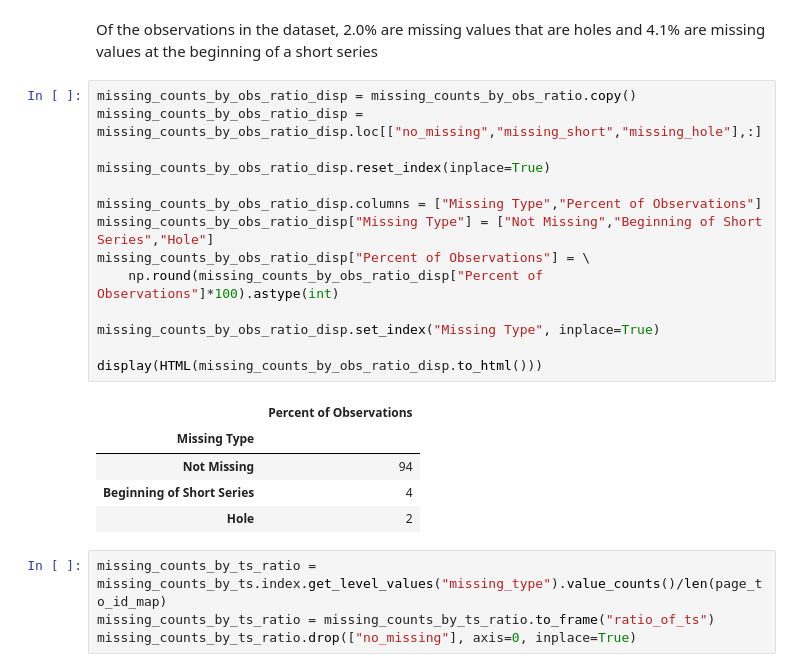
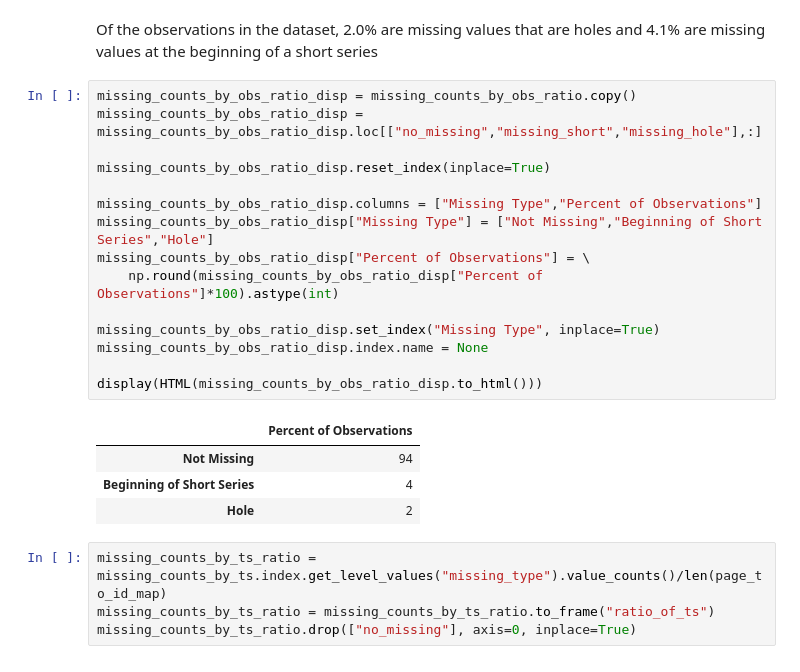
Before and after one commit to bert9bert/forecast_wiki_traffic, a Jupyter notebook: summary/Forecast_Wiki_Traffic_SummaryDetailed.ipynb, the cells around one changed output. Drawn from its saved outputs; the diff is of its cells as text.

```diff
--- a/summary/Forecast_Wiki_Traffic_SummaryDetailed.ipynb
+++ b/summary/Forecast_Wiki_Traffic_SummaryDetailed.ipynb
@@ -62,20 +62,20 @@ Of the observations in the dataset, 2.0% are missing values that are holes and 4
 # %%
 missing_counts_by_obs_ratio_disp = missing_counts_by_obs_ratio.copy()
 missing_counts_by_obs_ratio_disp = missing_counts_by_obs_ratio_disp.loc[["no_missing","missing_short","missing_hole"],:]
 
 missing_counts_by_obs_ratio_disp.reset_index(inplace=True)
 
 missing_counts_by_obs_ratio_disp.columns = ["Missing Type","Percent of Observations"]
 missing_counts_by_obs_ratio_disp["Missing Type"] = ["Not Missing","Beginning of Short Series","Hole"]
 missing_counts_by_obs_ratio_disp["Percent of Observations"] = \
     np.round(missing_counts_by_obs_ratio_disp["Percent of Observations"]*100).astype(int)
 
 missing_counts_by_obs_ratio_disp.set_index("Missing Type", inplace=True)
+missing_counts_by_obs_ratio_disp.index.name = None
 
 display(HTML(missing_counts_by_obs_ratio_disp.to_html()))
 # %% [output]
 |  | Percent of Observations |
-| Missing Type |  |
 | Not Missing | 94 |
 | Beginning of Short Series | 4 |
 | Hole | 2 |
```
Also changed, not shown: parts of 1 cell of this notebook, 1 other file.
